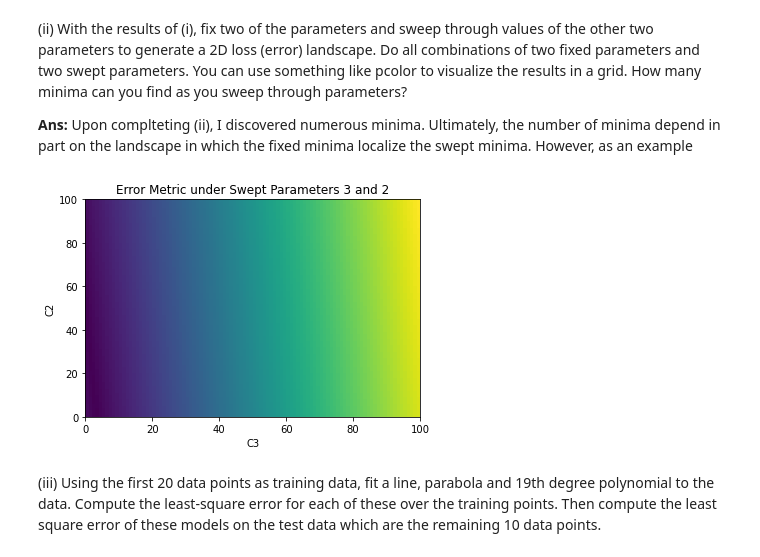
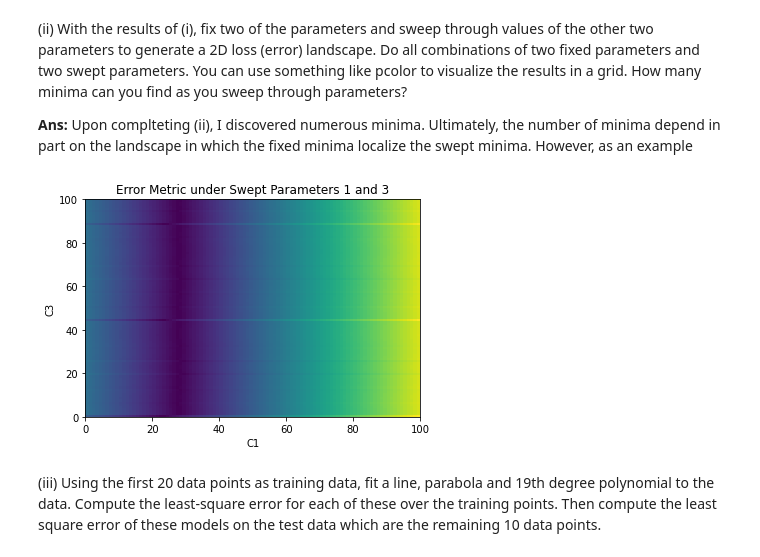
Before and after one commit to ewan-lister/EE-399, a Jupyter notebook: Homework/HW1/HW1.ipynb, the cells around one changed output. Saved outputs shown, nothing was run; the diff lists cells and outputs as text; code cells hidden in the pictures.

```diff
--- a/Homework/HW1/HW1.ipynb
+++ b/Homework/HW1/HW1.ipynb
@@ -89,7 +89,7 @@ c0 = np.array([5, np.pi/5, 1, 83])
 
 plot_dim = 100
 plot_granularity = 1 # 10 gradations per integer
-par = [3, 2]
+par = [1, 3]
 # we should create an array whose indeces contain the error of the model for a given row and column
 # corresponding to c0[n] and c0[m]
 
@@ -107,34 +107,34 @@ def plot_color(e1_array, par):
 # accepts: model parameters c0 (list of floats)
 # list of idex of parameters to be swept (list of int)
 # inputs and outputs of data (lists of floats)
 # additionally accepts array_dim and array_granularity
 # for determining dimensions of returned array and fineness
 # of array
 # returns: an array containing the error of a model
 # as a function of swept parameters
 def sweep_parameters(c0, par, inputs, outputs, plot_dim, plot_granularity):
     dim = plot_dim * plot_granularity
     # first set up function which creates an array
     error_array = np.zeros((dim, dim))
 
     num_in = len(inputs)
     # iterates through zero array and initializes with swept value of error
     # function, where chosen parameters par[0] and par[1] are x and y respectively
     with np.nditer(error_array, flags=['multi_index'], op_flags=['writeonly']) as it:
         for space in it:
             [x, y] = it.multi_index
             c0[par[0]] = x / plot_granularity
             c0[par[1]] = y / plot_granularity
             space[...] = error(c0, inputs, outputs, num_in)
     return error_array
 
 # calculate error_array
 error_array = sweep_parameters(c0, par, X, Y, plot_dim, plot_granularity)
 
 # plot color map of error array
 plot_color(error_array, par)
 # %% [output]
-[figure, old version]
+[figure, new version]
 # %% [markdown]
 (iii) Using the first 20 data points as training data, fit a line, parabola and 19th degree
 polynomial to the data. Compute the least-square error for each of these over the training
```
Also changed, not shown: parts of 2 cells of this notebook, 7 other files.
